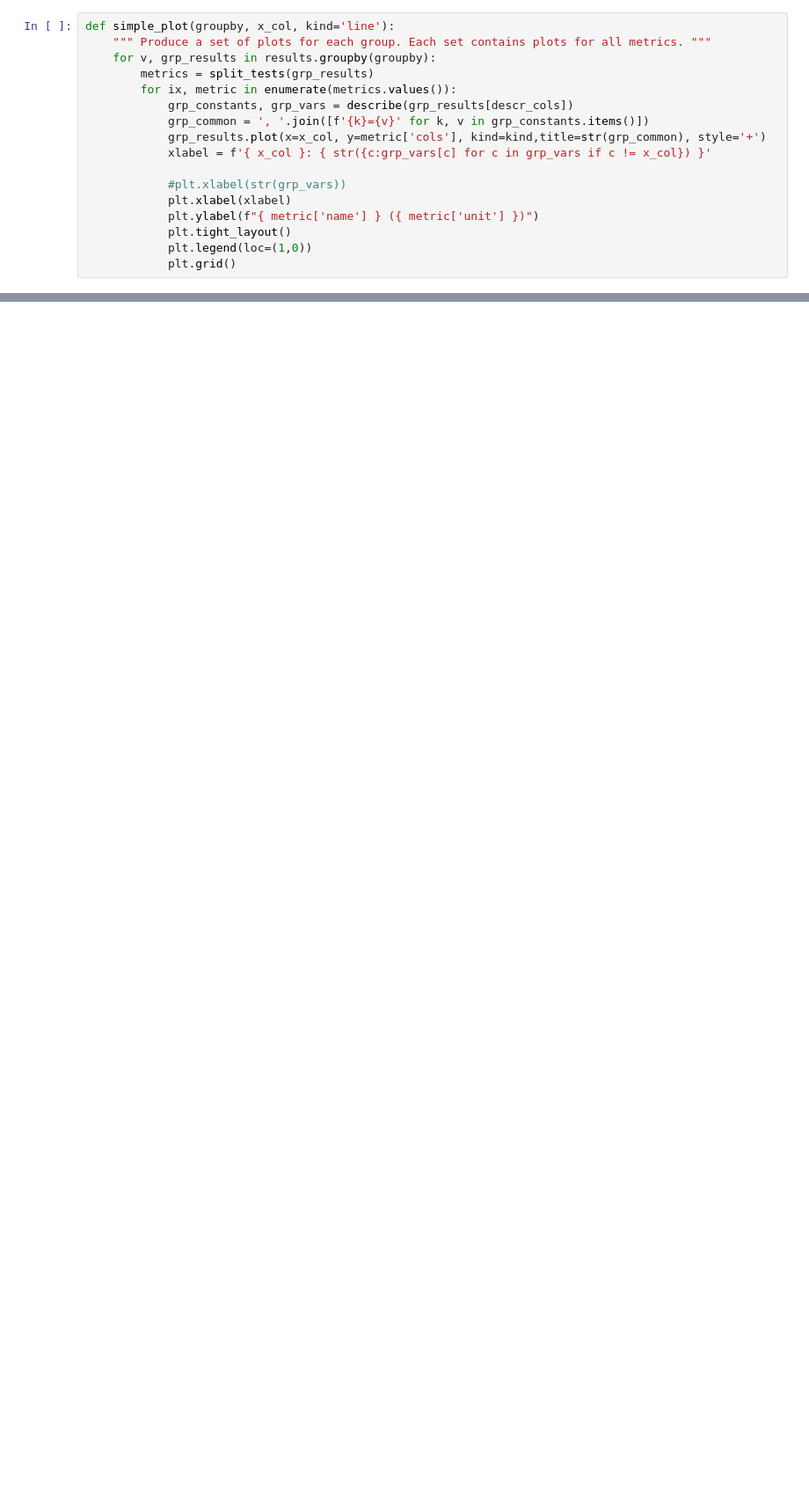
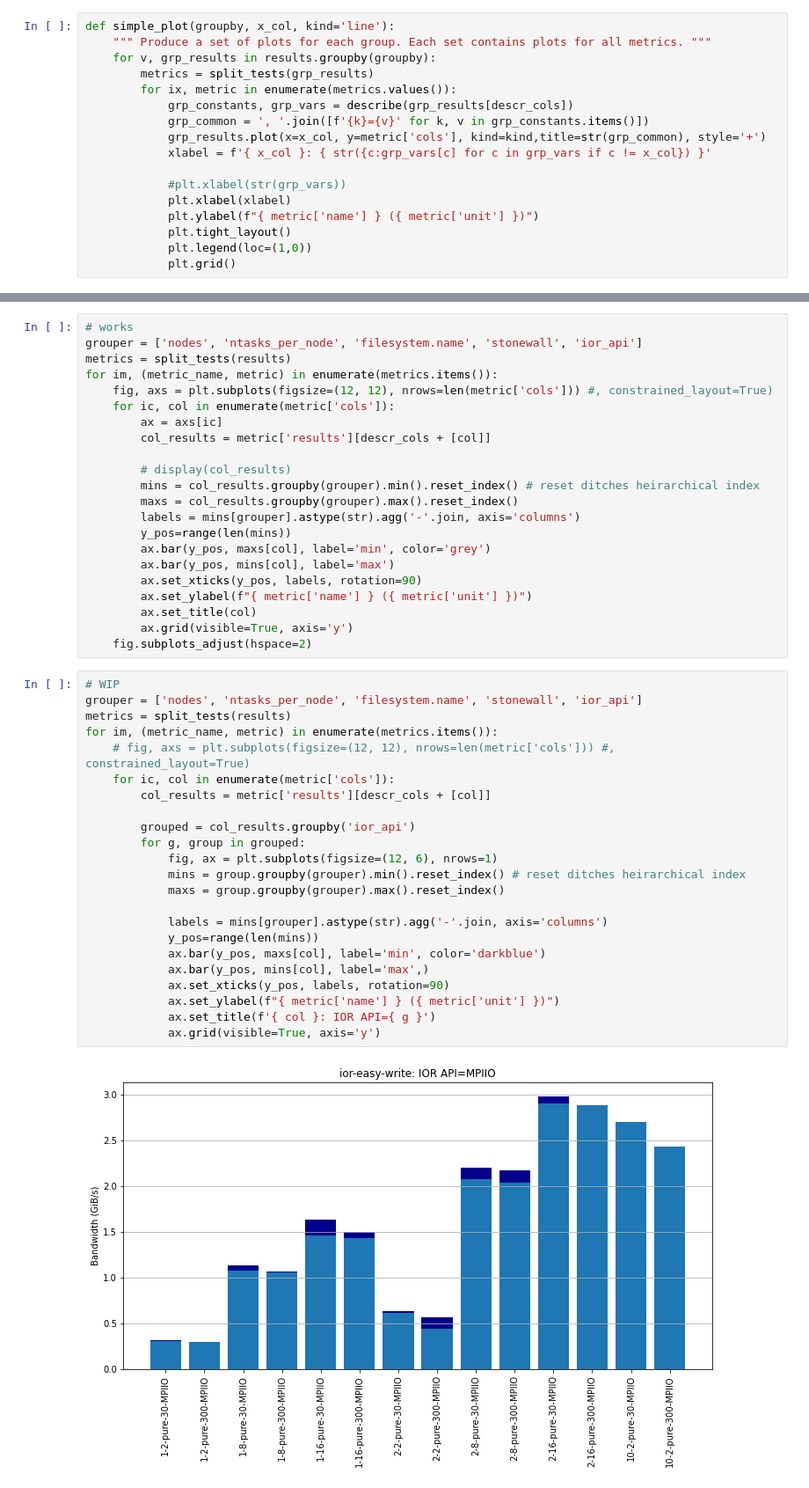
Before and after one commit to stackhpc/jasmin-fs-benchmark, a Jupyter notebook: io500/plotter.ipynb, the cells around one changed output, grey strips where cells are left out. Shown at 88% size. Cells and saved outputs as stored; diff of their text form; blank space fills up the shorter version.

Commit message:
wip: bar plots by API

```diff
--- a/io500/plotter.ipynb
+++ b/io500/plotter.ipynb
@@ -144,0 +172,47 @@ simple_plot(['nodes', 'stonewall', 'ior_api'], 'ntasks_per_node')
+# %%
+# works
+grouper = ['nodes', 'ntasks_per_node', 'filesystem.name', 'stonewall', 'ior_api']
+metrics = split_tests(results)
+for im, (metric_name, metric) in enumerate(metrics.items()):
+    fig, axs = plt.subplots(figsize=(12, 12), nrows=len(metric['cols'])) #, constrained_layout=True)
+    for ic, col in enumerate(metric['cols']):
+        ax = axs[ic]
+        col_results = metric['results'][descr_cols + [col]]
+
+        # display(col_results)
+        mins = col_results.groupby(grouper).min().reset_index() # reset ditches heirarchical index
+        maxs = col_results.groupby(grouper).max().reset_index()
+        labels = mins[grouper].astype(str).agg('-'.join, axis='columns')
+        y_pos=range(len(mins))
+        ax.bar(y_pos, maxs[col], label='min', color='grey')
+        ax.bar(y_pos, mins[col], label='max')
+        ax.set_xticks(y_pos, labels, rotation=90)
+        ax.set_ylabel(f"{ metric['name'] } ({ metric['unit'] })")
+        ax.set_title(col)
+        ax.grid(visible=True, axis='y')
+    fig.subplots_adjust(hspace=2)
+# %%
+# WIP
+grouper = ['nodes', 'ntasks_per_node', 'filesystem.name', 'stonewall', 'ior_api']
+metrics = split_tests(results)
+for im, (metric_name, metric) in enumerate(metrics.items()):
+    # fig, axs = plt.subplots(figsize=(12, 12), nrows=len(metric['cols'])) #, constrained_layout=True)
+    for ic, col in enumerate(metric['cols']):
+        col_results = metric['results'][descr_cols + [col]]
+
+        grouped = col_results.groupby('ior_api')
+        for g, group in grouped:
+            fig, ax = plt.subplots(figsize=(12, 6), nrows=1)
+            mins = group.groupby(grouper).min().reset_index() # reset ditches heirarchical index
+            maxs = group.groupby(grouper).max().reset_index()
+
+            labels = mins[grouper].astype(str).agg('-'.join, axis='columns')
+            y_pos=range(len(mins))
+            ax.bar(y_pos, maxs[col], label='min', color='darkblue')
+            ax.bar(y_pos, mins[col], label='max',)
+            ax.set_xticks(y_pos, labels, rotation=90)
+            ax.set_ylabel(f"{ metric['name'] } ({ metric['unit'] })")
+            ax.set_title(f'{ col }: IOR API={ g }')
+            ax.grid(visible=True, axis='y')
+# %% [output]
+[figure, added]
```
Also changed, not shown: parts of 7 cells of this notebook.
